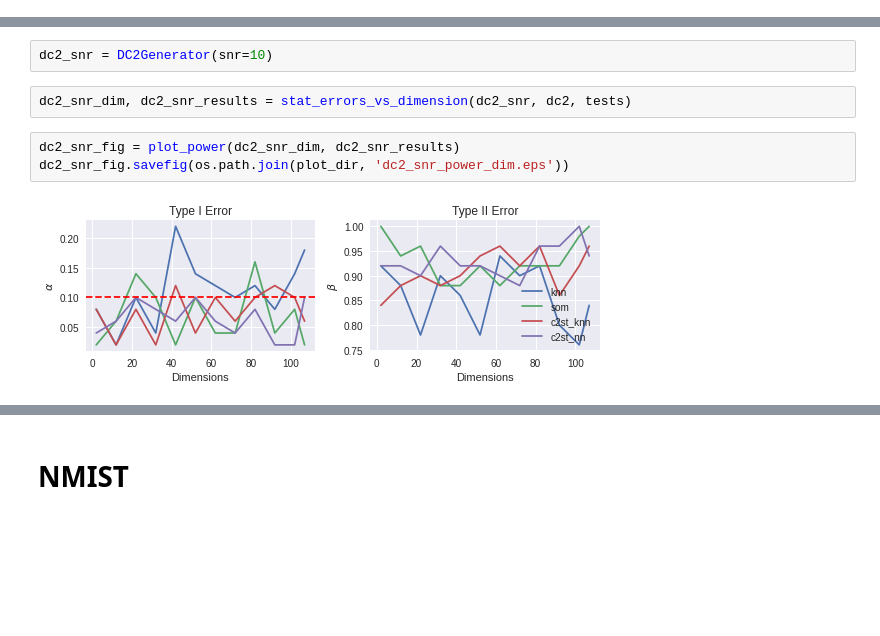
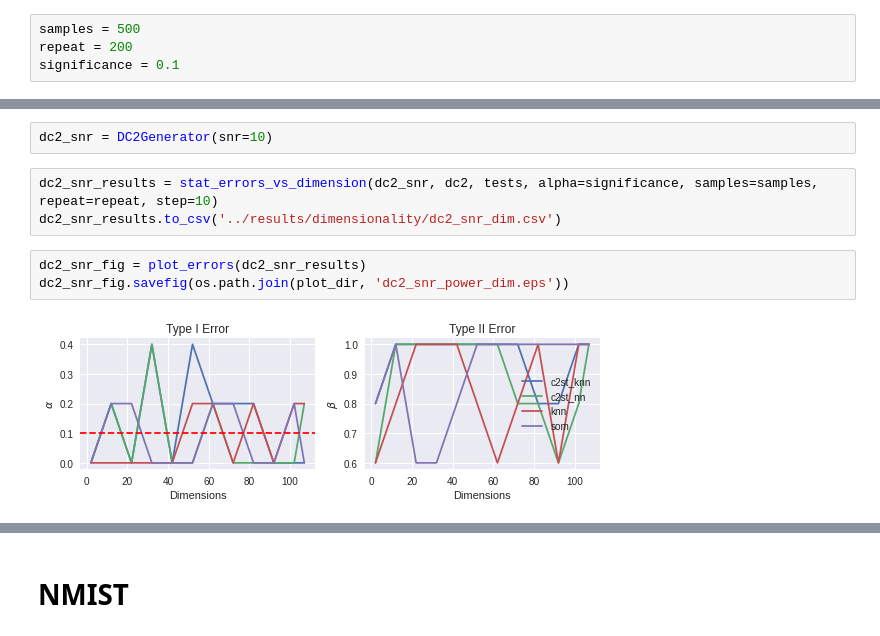
Before and after one commit to ayllon/SOMA, a Jupyter notebook: notebooks/tests_dimensionality.ipynb, the cells around one changed output, grey strips where cells are left out. Saved outputs shown, nothing was run; the diff lists cells and outputs as text; blank space fills up the shorter version.

Commit message:
Prepare dimensionality notebook

```diff
--- a/notebooks/tests_dimensionality.ipynb
+++ b/notebooks/tests_dimensionality.ipynb
@@ -32,6 +29,10 @@ tests = {
     'c2st_knn': c2s_knn_test,
     'c2st_nn': c2s_nn_test,
 }
+# %%
+samples = 500
+repeat = 200
+significance = 0.1
 # %% [markdown]
 # DC2 MAG Filtered
 # %%
@@ -48,10 +58,11 @@ dc2_abs_fig.savefig(os.path.join(plot_dir, 'dc2_mag_power_dim.eps'))
 # DC2 SNR
 # %%
 dc2_snr = DC2Generator(snr=10)
-# %%
-dc2_snr_dim, dc2_snr_results = stat_errors_vs_dimension(dc2_snr, dc2, tests)
+# %%
+dc2_snr_results = stat_errors_vs_dimension(dc2_snr, dc2, tests, alpha=significance, samples=samples, repeat=repeat, step=10)
+dc2_snr_results.to_csv('../results/dimensionality/dc2_snr_dim.csv')
 # %%
-dc2_snr_fig = plot_power(dc2_snr_dim, dc2_snr_results)
+dc2_snr_fig = plot_errors(dc2_snr_results)
 dc2_snr_fig.savefig(os.path.join(plot_dir, 'dc2_snr_power_dim.eps'))
 # %% [output]
-[figure, old version]
+[figure, new version]
```
Also changed, not shown: parts of 27 cells of this notebook.
